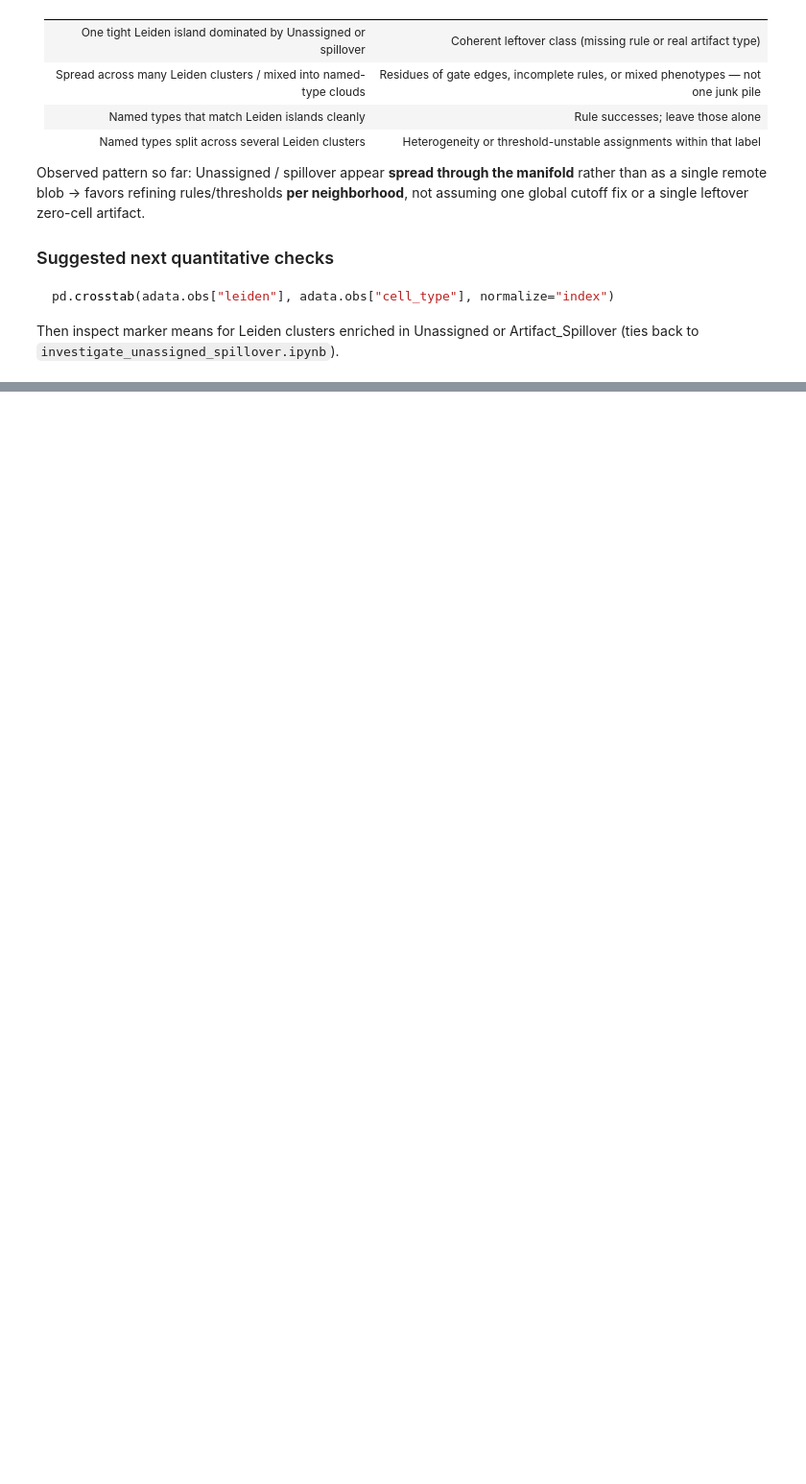
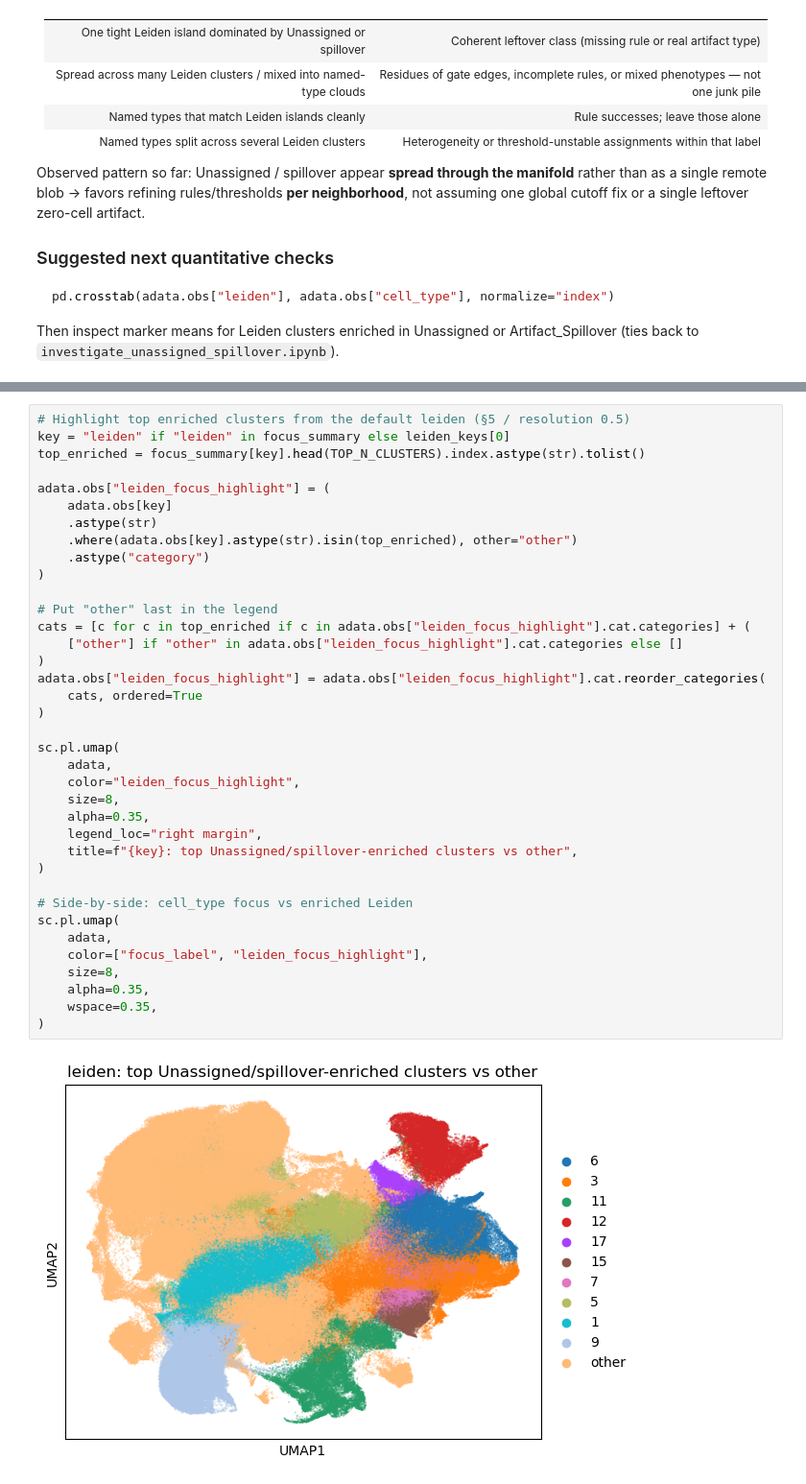
Before and after one commit to stevehanstudio/BladderDIVE, a Jupyter notebook: notebooks/investigate_unassigned_spillover_umap.ipynb, the cells around one changed output, grey strips where cells are left out. Shown at 96% size. Cells and saved outputs as stored; diff of their text form; blank space fills up the shorter version.

```diff
--- a/notebooks/investigate_unassigned_spillover_umap.ipynb
+++ b/notebooks/investigate_unassigned_spillover_umap.ipynb
@@ -226,0 +620,39 @@ Then inspect marker means for Leiden clusters enriched in Unassigned or Artifact
+# %%
+# Highlight top enriched clusters from the default leiden (§5 / resolution 0.5)
+key = "leiden" if "leiden" in focus_summary else leiden_keys[0]
+top_enriched = focus_summary[key].head(TOP_N_CLUSTERS).index.astype(str).tolist()
+
+adata.obs["leiden_focus_highlight"] = (
+    adata.obs[key]
+    .astype(str)
+    .where(adata.obs[key].astype(str).isin(top_enriched), other="other")
+    .astype("category")
+)
+
+# Put "other" last in the legend
+cats = [c for c in top_enriched if c in adata.obs["leiden_focus_highlight"].cat.categories] + (
+    ["other"] if "other" in adata.obs["leiden_focus_highlight"].cat.categories else []
+)
+adata.obs["leiden_focus_highlight"] = adata.obs["leiden_focus_highlight"].cat.reorder_categories(
+    cats, ordered=True
+)
+
+sc.pl.umap(
+    adata,
+    color="leiden_focus_highlight",
+    size=8,
+    alpha=0.35,
+    legend_loc="right margin",
+    title=f"{key}: top Unassigned/spillover-enriched clusters vs other",
+)
+
+# Side-by-side: cell_type focus vs enriched Leiden
+sc.pl.umap(
+    adata,
+    color=["focus_label", "leiden_focus_highlight"],
+    size=8,
+    alpha=0.35,
+    wspace=0.35,
+)
+# %% [output]
+[figure, added]
```
Also changed, not shown: parts of 23 cells of this notebook, 1 other file.
